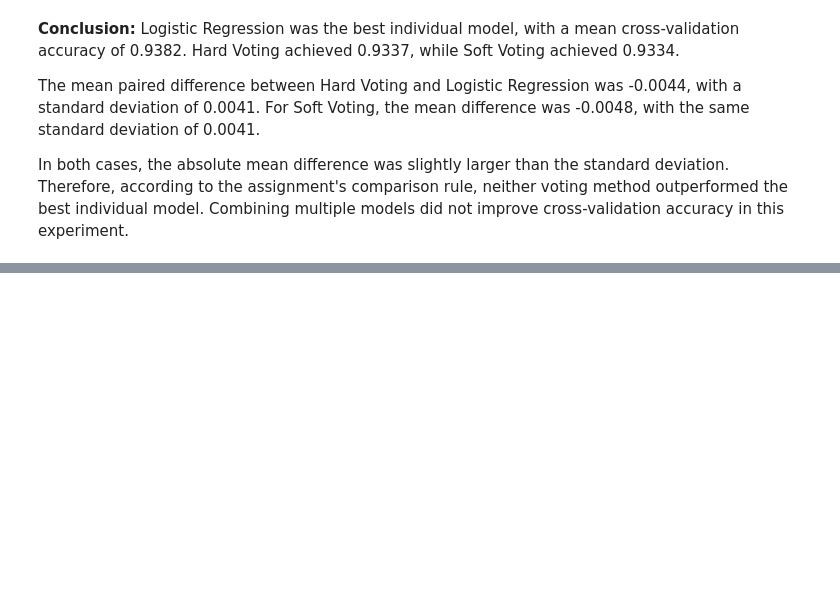
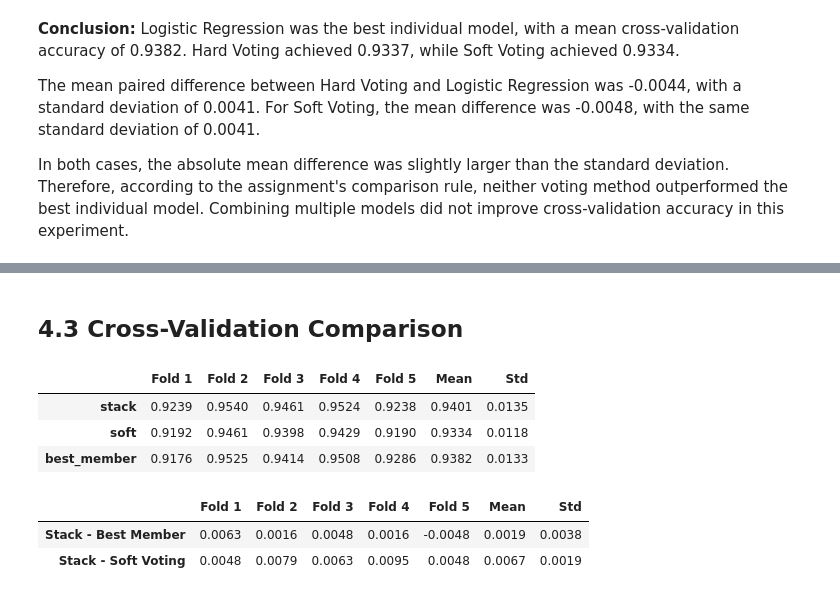
Before and after one commit to Meyrim1/meirim_ML_task_4, a Jupyter notebook: meirim_task4.ipynb, the cells around one changed output, grey strips where cells are left out. Cells and saved outputs as stored; diff of their text form; code cells hidden in the pictures; blank space fills up the shorter version.

Commit message:
Complete manual stacking and cross-validation comparison

```diff
--- a/meirim_task4.ipynb
+++ b/meirim_task4.ipynb
@@ -666,0 +753,19 @@ In both cases, the absolute mean difference was slightly larger than the standar
+# %%
+
+naive_meta_features = np.column_stack([
+    clone(model)
+    .fit(X_train, y_train)
+    .predict_proba(X_train)[:, 1]
+    for name, model in members
+])
+
+naive_meta_model = LogisticRegression()
+naive_meta_model.fit(naive_meta_features, y_train)
+
+coefficient_table = pd.DataFrame({
+    "Model": [name for name, model in members],
+    "Naive": naive_meta_model.coef_[0],
+    "Out-of-Fold": meta_model.coef_[0]
+})
+
+display(coefficient_table.round(4))
@@ -666,0 +781,61 @@ In both cases, the absolute mean difference was slightly larger than the standar
+# %% [markdown]
+## 4.3 Cross-Validation Comparison
+# %%
+
+stacking_models = {
+    "stack": stack,
+    "soft": voting_soft,
+    "best_member": dict(members)[best_member]
+}
+
+stacking_scores = {}
+
+for name, model in stacking_models.items():
+    scores = cross_validate(
+        model,
+        X_train,
+        y_train,
+        cv=cv,
+        scoring="accuracy"
+    )["test_score"]
+
+    stacking_scores[name] = scores
+
+stacking_table = pd.DataFrame(
+    stacking_scores,
+    index=[f"Fold {i}" for i in range(1, 6)]
+).T
+
+stacking_table["Mean"] = stacking_table.iloc[:, :5].mean(axis=1)
+stacking_table["Std"] = stacking_table.iloc[:, :5].std(axis=1, ddof=0)
+
+display(stacking_table.round(4))
+# %% [output]
+|  | Fold 1 | Fold 2 | Fold 3 | Fold 4 | Fold 5 | Mean | Std |
+| stack | 0.9239 | 0.9540 | 0.9461 | 0.9524 | 0.9238 | 0.9401 | 0.0135 |
+| soft | 0.9192 | 0.9461 | 0.9398 | 0.9429 | 0.9190 | 0.9334 | 0.0118 |
+| best_member | 0.9176 | 0.9525 | 0.9414 | 0.9508 | 0.9286 | 0.9382 | 0.0133 |
+# %%
+
+stack_vs_best = (
+    stacking_scores["stack"] - stacking_scores["best_member"]
+)
+
+stack_vs_soft = (
+    stacking_scores["stack"] - stacking_scores["soft"]
+)
+
+stack_diff_table = pd.DataFrame(
+    [stack_vs_best, stack_vs_soft],
+    index=["Stack - Best Member", "Stack - Soft Voting"],
+    columns=[f"Fold {i}" for i in range(1, 6)]
+)
+
+stack_diff_table["Mean"] = stack_diff_table.iloc[:, :5].mean(axis=1)
+stack_diff_table["Std"] = stack_diff_table.iloc[:, :5].std(axis=1, ddof=0)
+
+display(stack_diff_table.round(4))
+# %% [output]
+|  | Fold 1 | Fold 2 | Fold 3 | Fold 4 | Fold 5 | Mean | Std |
+| Stack - Best Member | 0.0063 | 0.0016 | 0.0048 | 0.0016 | -0.0048 | 0.0019 | 0.0038 |
+| Stack - Soft Voting | 0.0048 | 0.0079 | 0.0063 | 0.0095 | 0.0048 | 0.0067 | 0.0019 |
```
Also changed, not shown: parts of 8 cells of this notebook.
